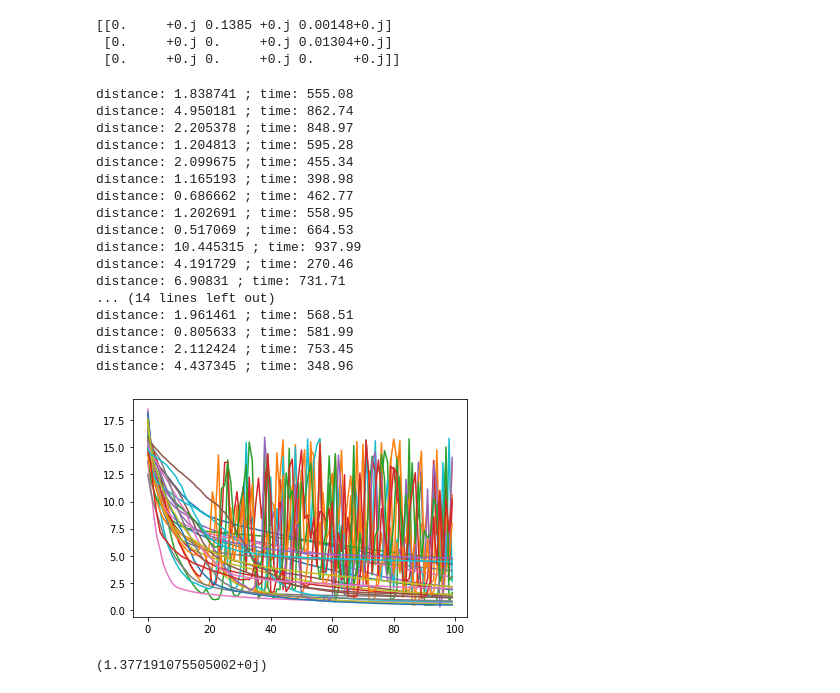
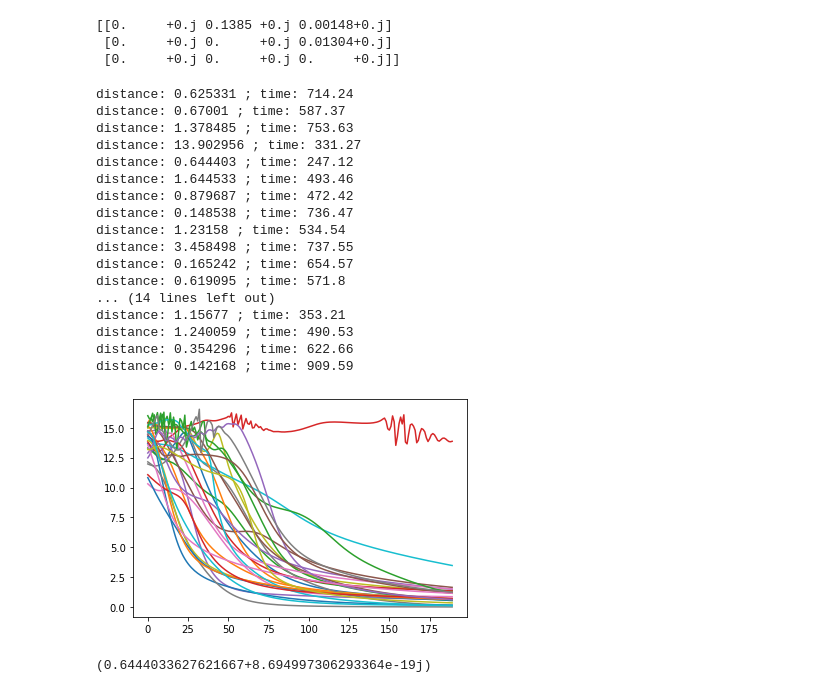
Before and after one commit to BlackSamorez/GRAPE, a Jupyter notebook: testing ground.ipynb, the cells around one changed output. Saved outputs shown, nothing was run; the diff lists cells and outputs as text; code cells hidden in the pictures.

```diff
--- a/testing ground.ipynb
+++ b/testing ground.ipynb
@@ -43,50 +56,50 @@ J[1][2] = 0.01304
 J[0][2] = 0.00148
 # %%
 n = 30
-m = 100
+m = 200
 k = 6
 
 descents = [GradientDescent(U3_, k) for _ in range(n)]
 
 for descent in descents:
     descent.noise = 1
     descent.randomize_params()
     descent.set_j(J)
 
 print(descents[0].gates[1].j)
 
 losses = [descent.descend(steps=m, track_distance=True, time_sensitive=True) for descent in descents]
 
 for loss in losses:
-    plt.plot(np.real(loss))
+    plt.plot(np.real(loss[10:]))
 for descent in descents:
     descent.make_times_positive()
     print("distance:", descent.distance.round(6).real, "; time:", descent.time.round(2))
 # %% [output]
 [[0.     +0.j 0.1385 +0.j 0.00148+0.j]
  [0.     +0.j 0.     +0.j 0.01304+0.j]
  [0.     +0.j 0.     +0.j 0.     +0.j]]
-distance: 1.838741 ; time: 555.08
-distance: 4.950181 ; time: 862.74
-distance: 2.205378 ; time: 848.97
-distance: 1.204813 ; time: 595.28
-distance: 2.099675 ; time: 455.34
-distance: 1.165193 ; time: 398.98
-distance: 0.686662 ; time: 462.77
-distance: 1.202691 ; time: 558.95
-distance: 0.517069 ; time: 664.53
-distance: 10.445315 ; time: 937.99
-distance: 4.191729 ; time: 270.46
-distance: 6.90831 ; time: 731.71
+distance: 0.625331 ; time: 714.24
+distance: 0.67001 ; time: 587.37
+distance: 1.378485 ; time: 753.63
+distance: 13.902956 ; time: 331.27
+distance: 0.644403 ; time: 247.12
+distance: 1.644533 ; time: 493.46
+distance: 0.879687 ; time: 472.42
+distance: 0.148538 ; time: 736.47
+distance: 1.23158 ; time: 534.54
+distance: 3.458498 ; time: 737.55
+distance: 0.165242 ; time: 654.57
+distance: 0.619095 ; time: 571.8
 ... (14 lines left out)
-distance: 1.961461 ; time: 568.51
-distance: 0.805633 ; time: 581.99
-distance: 2.112424 ; time: 753.45
-distance: 4.437345 ; time: 348.96
+distance: 1.15677 ; time: 353.21
+distance: 1.240059 ; time: 490.53
+distance: 0.354296 ; time: 622.66
+distance: 0.142168 ; time: 909.59
-[figure, old version]
+[figure, new version]
 # %%
-descent = descents[18]
+descent = descents[4]
 descent.distance
 # %% [output]
-(1.377191075505002+0j)
+(0.6444033627621667+8.694997306293364e-19j)
 # %%
```
Also changed, not shown: parts of 3 cells of this notebook, 3 other files.
